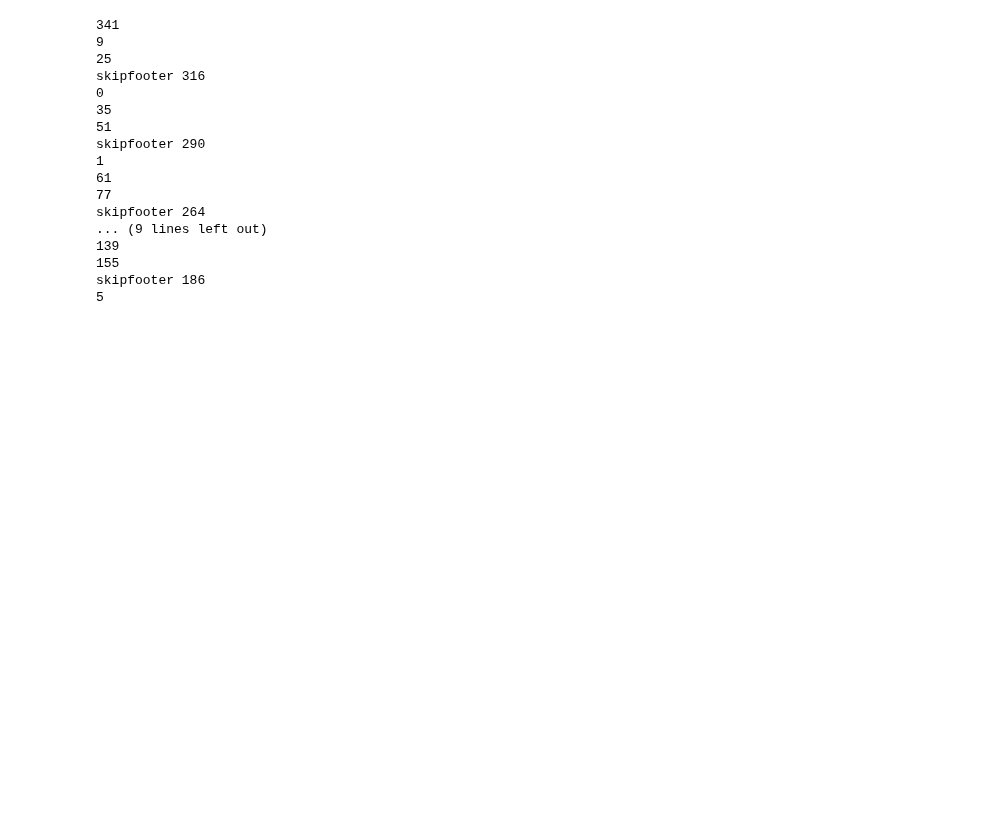
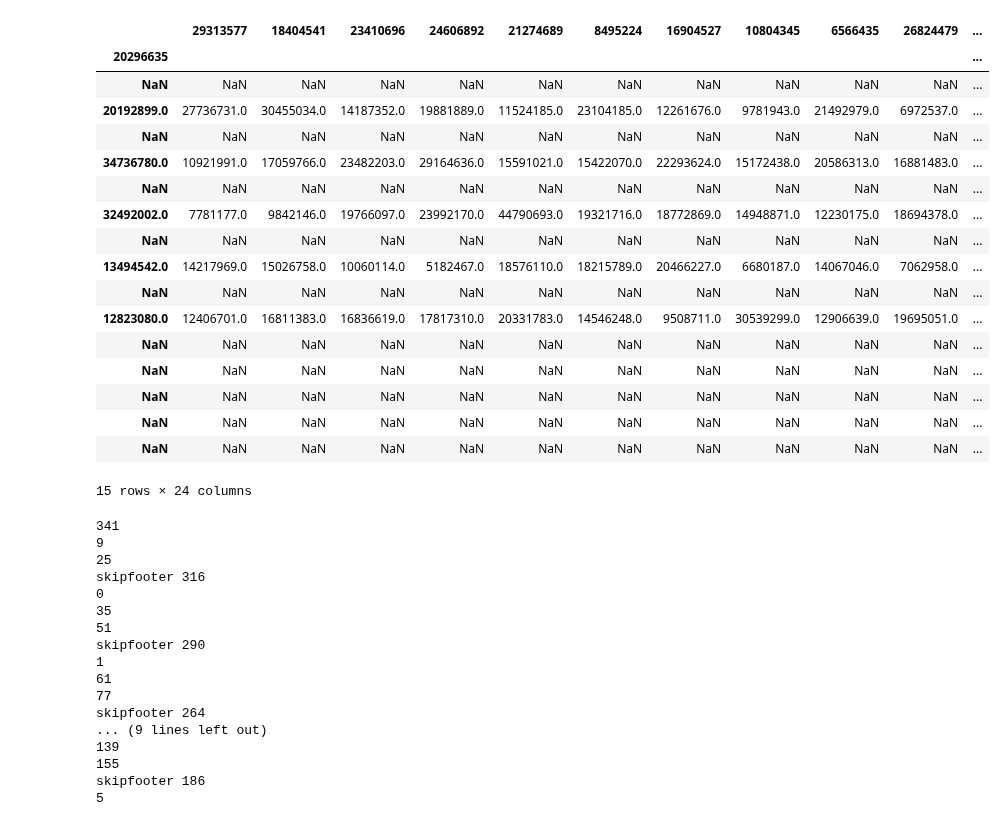
Before and after one commit to mariuszlas/Fluorescence-Anisotropy-Analysis-Development, a Jupyter notebook: fluorescenceanisotropy/Plate 1.ipynb, the cells around one changed output. Cells and saved outputs as stored; diff of their text form; code cells hidden in the pictures; blank space fills up the shorter version.

```diff
--- a/fluorescenceanisotropy/Plate 1.ipynb
+++ b/fluorescenceanisotropy/Plate 1.ipynb
@@ -50,3 +96,24 @@ for index, item in enumerate(all_data):
+# %%
+dfs[5]
+# %% [output]
+|  | 29313577 | 18404541 | 23410696 | 24606892 | 21274689 | 8495224 | 16904527 | 10804345 | 6566435 | 26824479 | ... |
+| 20296635 |  |  |  |  |  |  |  |  |  |  | ... |
+| NaN | NaN | NaN | NaN | NaN | NaN | NaN | NaN | NaN | NaN | NaN | ... |
+| 20192899.0 | 27736731.0 | 30455034.0 | 14187352.0 | 19881889.0 | 11524185.0 | 23104185.0 | 12261676.0 | 9781943.0 | 21492979.0 | 6972537.0 | ... |
+| NaN | NaN | NaN | NaN | NaN | NaN | NaN | NaN | NaN | NaN | NaN | ... |
+| 34736780.0 | 10921991.0 | 17059766.0 | 23482203.0 | 29164636.0 | 15591021.0 | 15422070.0 | 22293624.0 | 15172438.0 | 20586313.0 | 16881483.0 | ... |
+| NaN | NaN | NaN | NaN | NaN | NaN | NaN | NaN | NaN | NaN | NaN | ... |
+| 32492002.0 | 7781177.0 | 9842146.0 | 19766097.0 | 23992170.0 | 44790693.0 | 19321716.0 | 18772869.0 | 14948871.0 | 12230175.0 | 18694378.0 | ... |
+| NaN | NaN | NaN | NaN | NaN | NaN | NaN | NaN | NaN | NaN | NaN | ... |
+| 13494542.0 | 14217969.0 | 15026758.0 | 10060114.0 | 5182467.0 | 18576110.0 | 18215789.0 | 20466227.0 | 6680187.0 | 14067046.0 | 7062958.0 | ... |
+| NaN | NaN | NaN | NaN | NaN | NaN | NaN | NaN | NaN | NaN | NaN | ... |
+| 12823080.0 | 12406701.0 | 16811383.0 | 16836619.0 | 17817310.0 | 20331783.0 | 14546248.0 | 9508711.0 | 30539299.0 | 12906639.0 | 19695051.0 | ... |
+| NaN | NaN | NaN | NaN | NaN | NaN | NaN | NaN | NaN | NaN | NaN | ... |
+| NaN | NaN | NaN | NaN | NaN | NaN | NaN | NaN | NaN | NaN | NaN | ... |
+| NaN | NaN | NaN | NaN | NaN | NaN | NaN | NaN | NaN | NaN | NaN | ... |
+| NaN | NaN | NaN | NaN | NaN | NaN | NaN | NaN | NaN | NaN | NaN | ... |
+| NaN | NaN | NaN | NaN | NaN | NaN | NaN | NaN | NaN | NaN | NaN | ... |
+15 rows × 24 columns
 # %%
 reader = csv.reader(open(test_file_repeat_read_plate_1, 'r'), delimiter=',')
 
```
Also changed, not shown: parts of 3 cells of this notebook.
